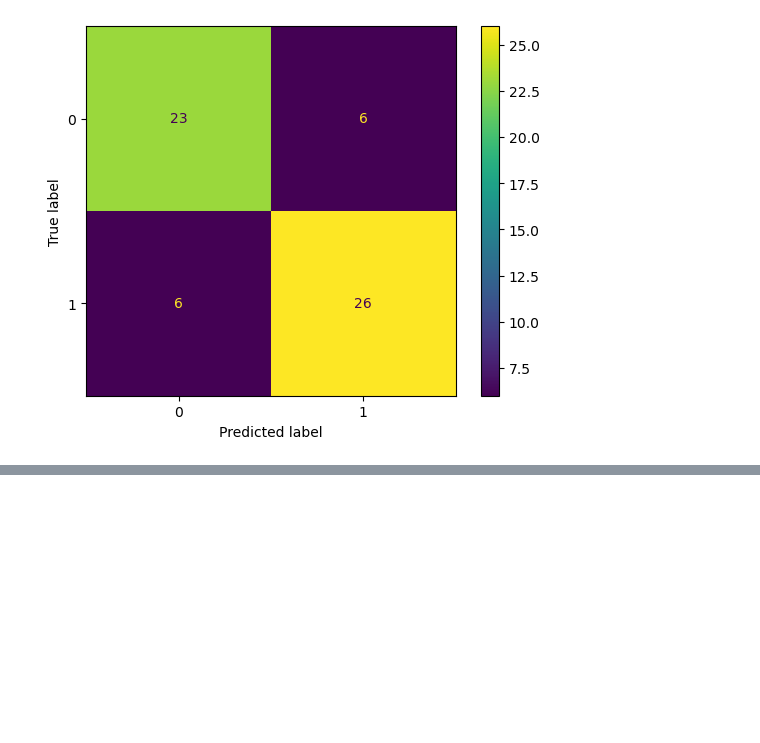
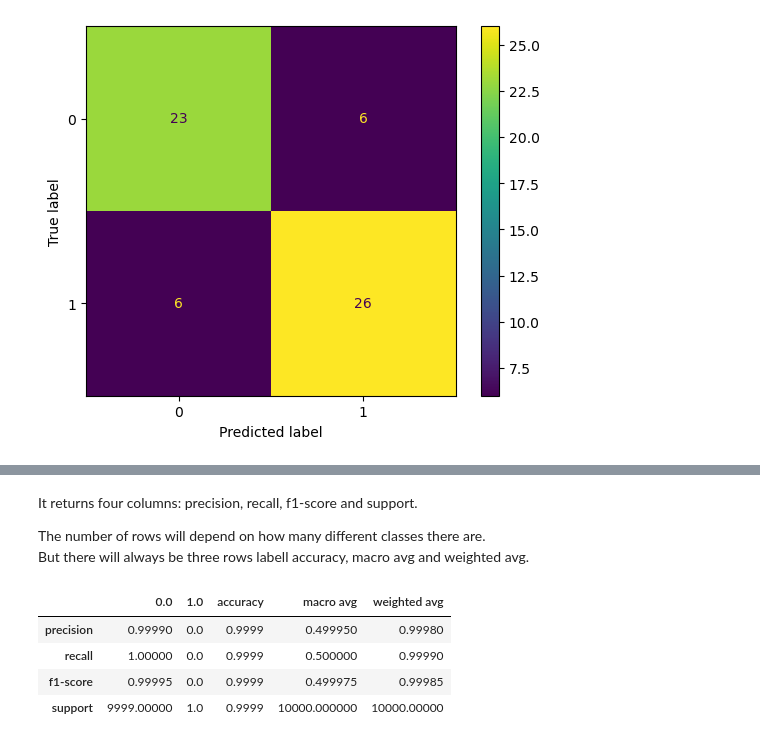
Before and after one commit to balaji1974/python-and-machinelearning, a Jupyter notebook: 08 - SciKit-Learn/05-Evaluating-The-Model.ipynb, the cells around one changed output, grey strips where cells are left out. Saved outputs shown, nothing was run; the diff lists cells and outputs as text; code cells hidden in the pictures; blank space fills up the shorter version.

Commit message:
Classification Report

```diff
--- a/08 - SciKit-Learn/05-Evaluating-The-Model.ipynb
+++ b/08 - SciKit-Learn/05-Evaluating-The-Model.ipynb
@@ -353,0 +391,22 @@ plt.show()
+# %% [markdown]
+It returns four columns: precision, recall, f1-score and support.
+
+The number of rows will depend on how many different classes there are.
+But there will always be three rows labell accuracy, macro avg and weighted avg.
+# %%
+# Where precision and recall become valuable
+disease_true = np.zeros(10000)
+disease_true[0] = 1 # only one positive case
+
+disease_preds = np.zeros(10000) # model predicts every case as 0
+
+pd.DataFrame(classification_report(disease_true,
+                                   disease_preds,
+                                   output_dict=True,
+                                   zero_division=0))
+# %% [output]
+|  | 0.0 | 1.0 | accuracy | macro avg | weighted avg |
+| precision | 0.99990 | 0.0 | 0.9999 | 0.499950 | 0.99980 |
+| recall | 1.00000 | 0.0 | 0.9999 | 0.500000 | 0.99990 |
+| f1-score | 0.99995 | 0.0 | 0.9999 | 0.499975 | 0.99985 |
+| support | 9999.00000 | 1.0 | 0.9999 | 10000.000000 | 10000.00000 |
```
Also changed, not shown: parts of 4 cells of this notebook, 1 other file.
